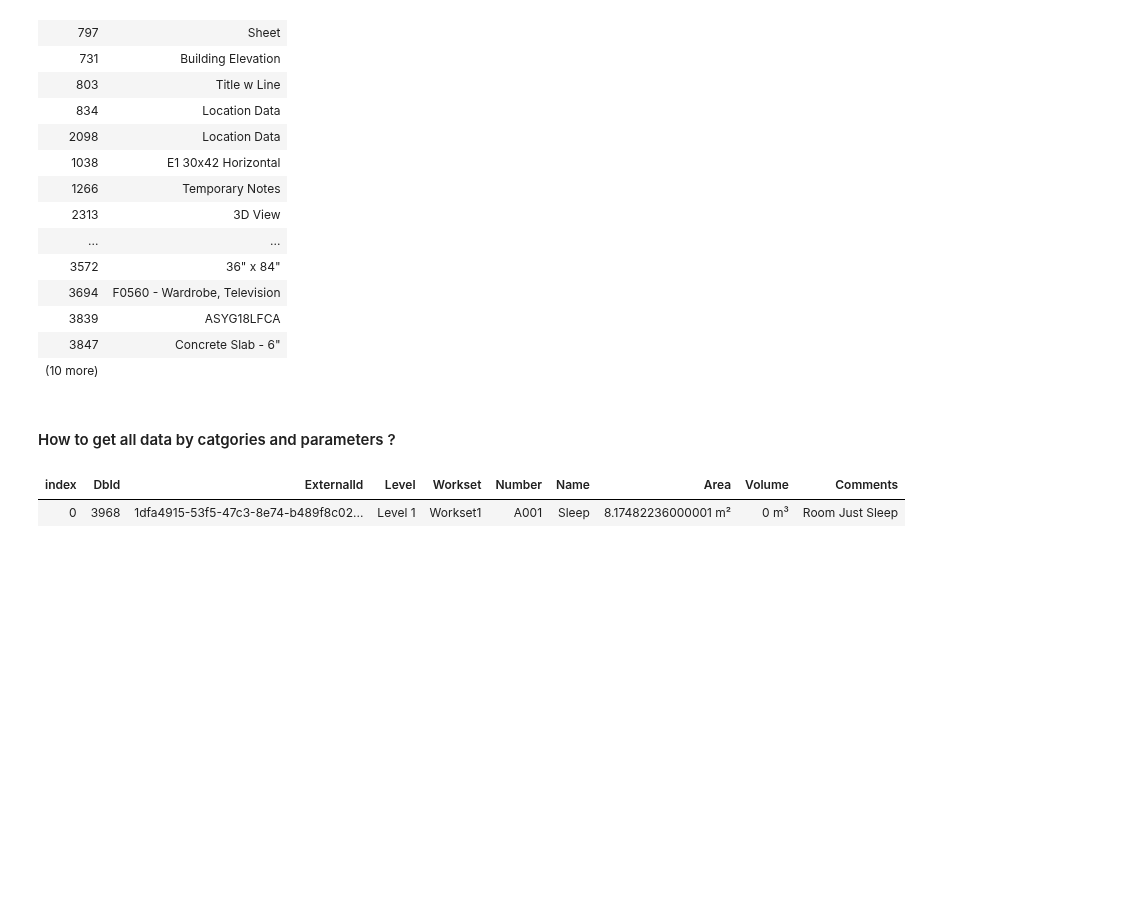
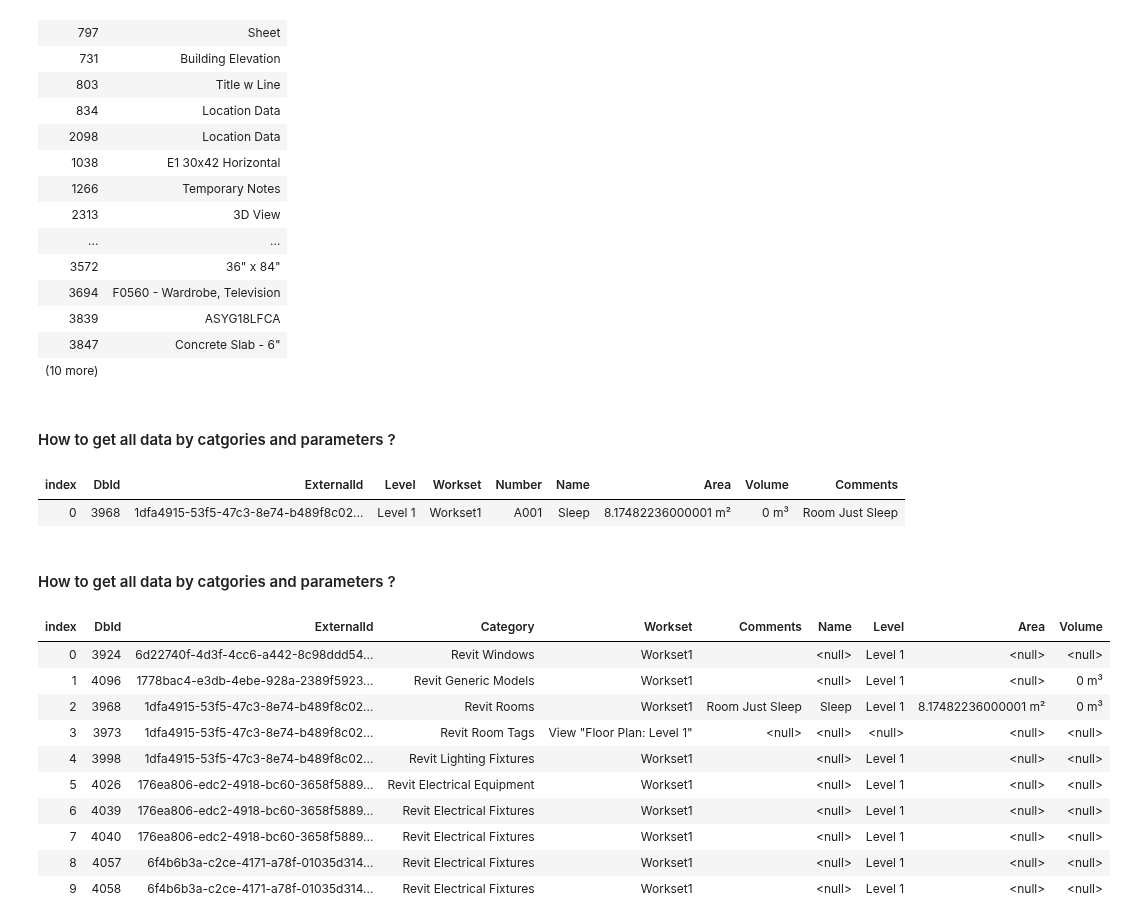
Before and after one commit to chuongmep/aps-toolkit, a Jupyter notebook: docs/Tutorials/04.Explore Revit Data With APSToolkit.ipynb, the cells around one changed output. Cells and saved outputs as stored; diff of their text form; code cells hidden in the pictures; blank space fills up the shorter version.

```diff
--- a/docs/Tutorials/04.Explore Revit Data With APSToolkit.ipynb
+++ b/docs/Tutorials/04.Explore Revit Data With APSToolkit.ipynb
@@ -170,3 +170,24 @@ df.Head(1)
 # %% [output]
 | index | DbId | ExternalId | Level | Workset | Number | Name | Area | Volume | Comments |
 | 0 | 3968 | 1dfa4915-53f5-47c3-8e74-b489f8c02... | Level 1 | Workset1 | A001 | Sleep | 8.17482236000001 m² | 0 m³ | Room Just Sleep |
+# %% [markdown]
+#### How to get all data by catgories and parameters ?
+# %%
+categories = RevitPropDbReader.GetAllCategories();
+var parameterNames = new string[]{"Name","Category","Area","Volume","Workset","Level","Comments"};
+var stringCates = categories.Select(x=>x.Value).ToList();
+DataTable dataTable = RevitPropDbReader.GetDataByCategoriesAndParameters(stringCates,parameterNames.ToList());
+var df = DataFrame.LoadFromDataTable(dataTable);
+df.Tail(10)
+# %% [output]
+| index | DbId | ExternalId | Category | Workset | Comments | Name | Level | Area | Volume |
+| 0 | 3924 | 6d22740f-4d3f-4cc6-a442-8c98ddd54... | Revit Windows | Workset1 |  | <null> | Level 1 | <null> | <null> |
+| 1 | 4096 | 1778bac4-e3db-4ebe-928a-2389f5923... | Revit Generic Models | Workset1 |  | <null> | Level 1 | <null> | 0 m³ |
+| 2 | 3968 | 1dfa4915-53f5-47c3-8e74-b489f8c02... | Revit Rooms | Workset1 | Room Just Sleep | Sleep | Level 1 | 8.17482236000001 m² | 0 m³ |
+| 3 | 3973 | 1dfa4915-53f5-47c3-8e74-b489f8c02... | Revit Room Tags | View "Floor Plan: Level 1" | <null> | <null> | <null> | <null> | <null> |
+| 4 | 3998 | 1dfa4915-53f5-47c3-8e74-b489f8c02... | Revit Lighting Fixtures | Workset1 |  | <null> | Level 1 | <null> | <null> |
+| 5 | 4026 | 176ea806-edc2-4918-bc60-3658f5889... | Revit Electrical Equipment | Workset1 |  | <null> | Level 1 | <null> | <null> |
+| 6 | 4039 | 176ea806-edc2-4918-bc60-3658f5889... | Revit Electrical Fixtures | Workset1 |  | <null> | Level 1 | <null> | <null> |
+| 7 | 4040 | 176ea806-edc2-4918-bc60-3658f5889... | Revit Electrical Fixtures | Workset1 |  | <null> | Level 1 | <null> | <null> |
+| 8 | 4057 | 6f4b6b3a-c2ce-4171-a78f-01035d314... | Revit Electrical Fixtures | Workset1 |  | <null> | Level 1 | <null> | <null> |
+| 9 | 4058 | 6f4b6b3a-c2ce-4171-a78f-01035d314... | Revit Electrical Fixtures | Workset1 |  | <null> | Level 1 | <null> | <null> |
```
